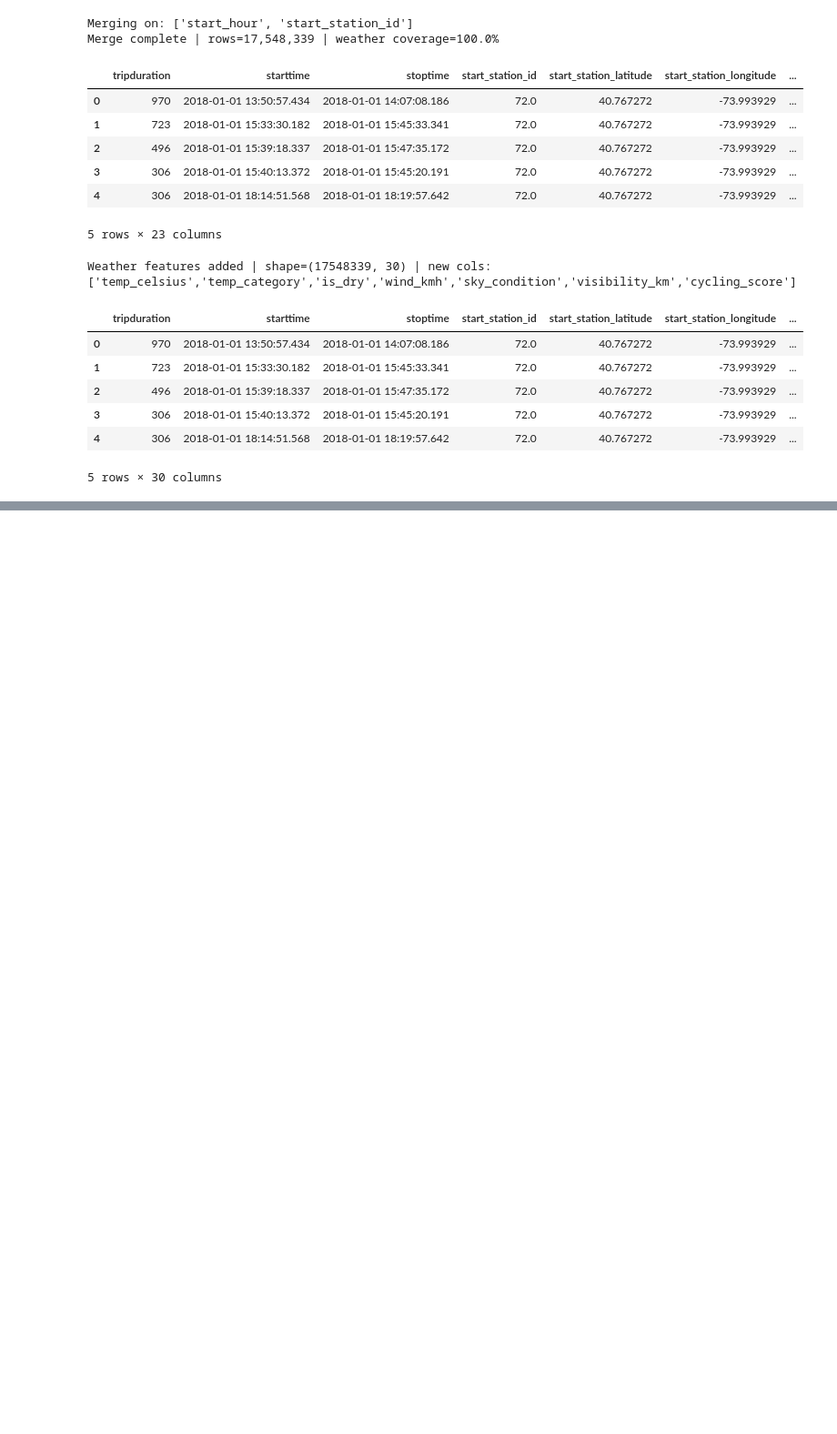
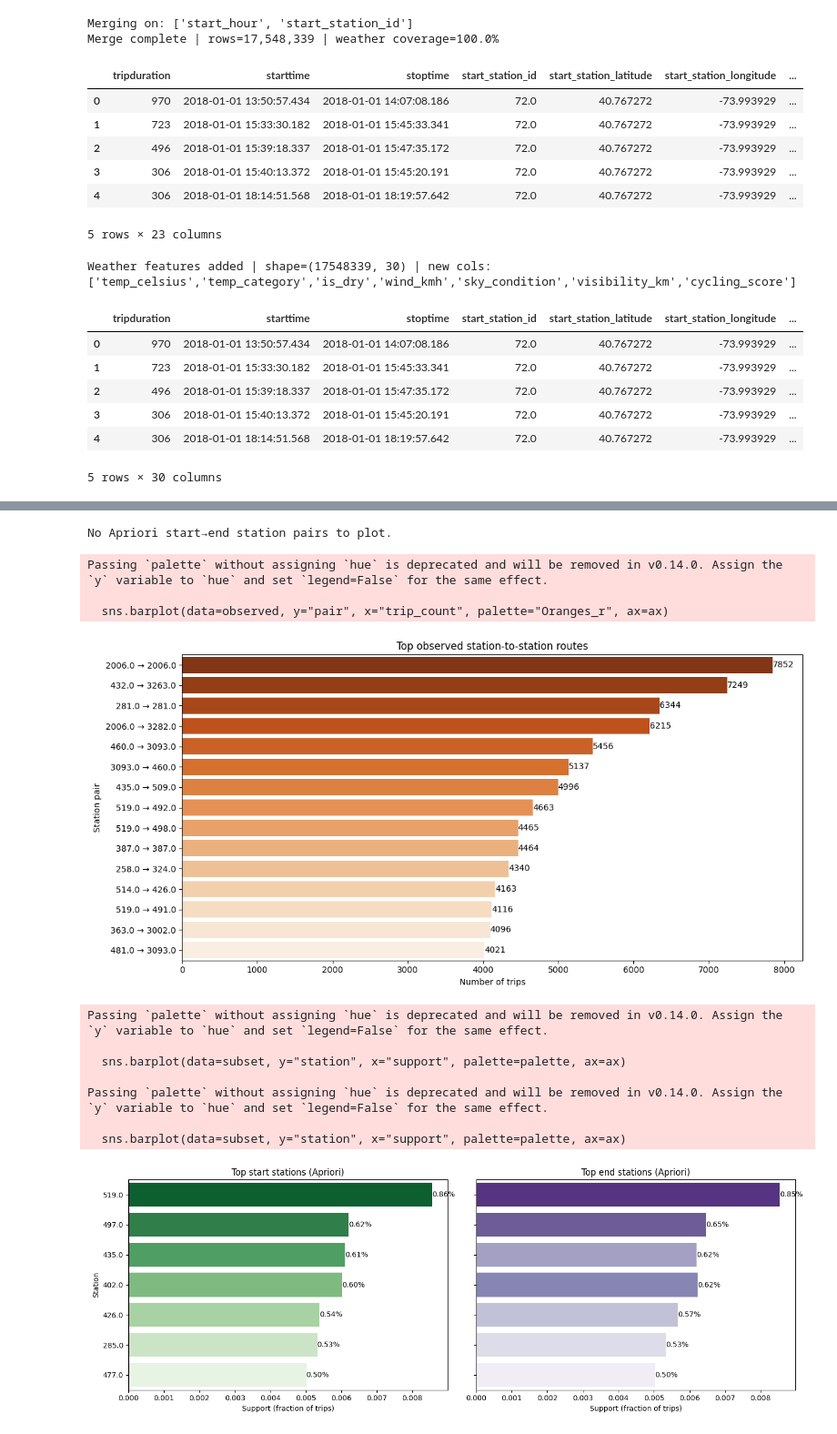
Before and after one commit to casual-coderr/02807---Computational-Tools-for-Data-Science, a Jupyter notebook: Final_Project.ipynb, the cells around one changed output, grey strips where cells are left out. Shown: that part at 91% size. Drawn from its saved outputs; the diff is of its cells as text; code cells hidden in the pictures; blank space fills up the shorter version.

```diff
--- a/Final_Project.ipynb
+++ b/Final_Project.ipynb
@@ -423,31 +434,45 @@ if not top_routes.empty:
     sns.barplot(data=observed, y="pair", x="trip_count", palette="Oranges_r", ax=ax)
     ax.set_title("Top observed station-to-station routes")
     ax.set_xlabel("Number of trips")
     ax.set_ylabel("Station pair")
     for container in ax.containers:
         ax.bar_label(container, fmt="{:.0f}")
     plt.tight_layout()
     plt.show()
 else:
     print("No observed routes to plot.")
 
 available_roles = [role for role in ["start", "end"] if not single_itemsets[single_itemsets["role"] == role].empty]
 if available_roles:
     fig, axes = plt.subplots(1, len(available_roles), figsize=(7 * len(available_roles), 5), sharey=True)
     if len(available_roles) == 1:
         axes = [axes]
     for ax, role in zip(axes, available_roles):
-        subset = single_itemsets[single_itemsets["role"] == role].head(10).copy()
+        subset = single_itemsets[single_itemsets["role"] == role].head(15).copy()
         palette = "Greens_r" if role == "start" else "Purples_r"
         sns.barplot(data=subset, y="station", x="support", palette=palette, ax=ax)
         ax.set_title(f"Top {role} stations (Apriori)")
         ax.set_xlabel("Support (fraction of trips)")
         for container in ax.containers:
             ax.bar_label(container, fmt="{:.2%}")
     axes[0].set_ylabel("Station")
     if len(available_roles) == 2:
         axes[1].set_ylabel("")
     plt.tight_layout()
     plt.show()
 else:
     print("No frequent start or end stations (Apriori) to plot.")
+# %% [output]
+No Apriori start→end station pairs to plot.
+Passing `palette` without assigning `hue` is deprecated and will be removed in v0.14.0. Assign the `y` variable to `hue` and set `legend=False` for the same effect.
+
+  sns.barplot(data=observed, y="pair", x="trip_count", palette="Oranges_r", ax=ax)
+[figure, added]
+Passing `palette` without assigning `hue` is deprecated and will be removed in v0.14.0. Assign the `y` variable to `hue` and set `legend=False` for the same effect.
+
+  sns.barplot(data=subset, y="station", x="support", palette=palette, ax=ax)
+
+Passing `palette` without assigning `hue` is deprecated and will be removed in v0.14.0. Assign the `y` variable to `hue` and set `legend=False` for the same effect.
+
+  sns.barplot(data=subset, y="station", x="support", palette=palette, ax=ax)
+[figure, added]
```
Also changed, not shown: parts of 2 cells of this notebook.
